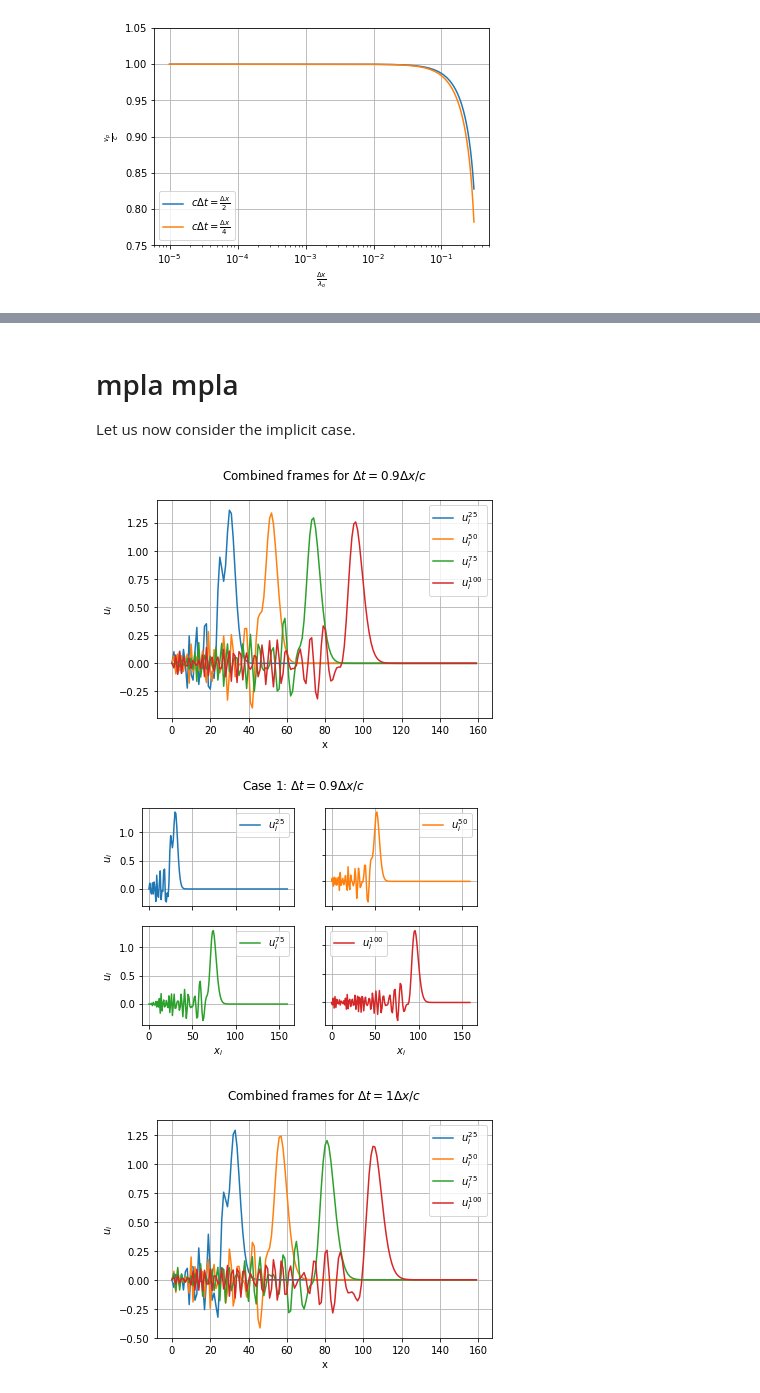
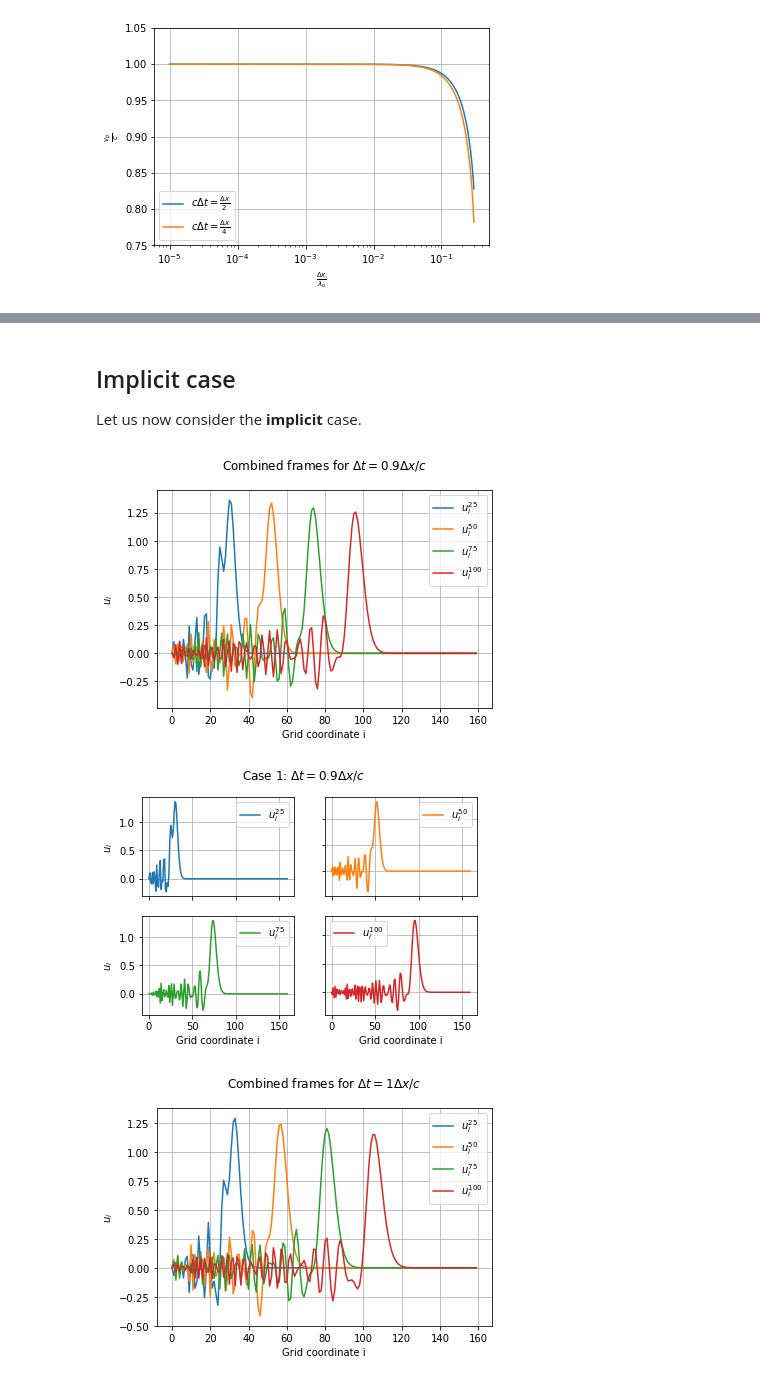
Before and after one commit to aretselis/msc-computational-physics, a Jupyter notebook: Courses/Computational Electromagnetism and Applications (ΥΦΥ203)/Problem Sets/retselis_set1.ipynb, the cells around one changed output, grey strips where cells are left out. Cells and saved outputs as stored; diff of their text form; code cells hidden in the pictures.

```diff
--- a/Courses/Computational Electromagnetism and Applications (ΥΦΥ203)/Problem Sets/retselis_set1.ipynb
+++ b/Courses/Computational Electromagnetism and Applications (ΥΦΥ203)/Problem Sets/retselis_set1.ipynb
@@ -63,6 +81,9 @@ which we can implement as a Python script using the initial and boundary conditi
 # %%
 import numpy as np
 import matplotlib.pyplot as plt
+# Make jupyter export images as .pdf files for higher quality
+from IPython.display import set_matplotlib_formats
+set_matplotlib_formats('png', 'pdf')
 
 def initial_conditions(array):
     # Defines initial conditions for the problem
@@ -88,7 +109,7 @@ def plot_frame(array, id1, id2, id3, id4, case):
     # Extract frames from an array and plots them
     # Note that with this convention we have if we request frame number i the index of the frame is i+2
     plt.ylabel(r'$u_{i}$')
-    plt.xlabel('x')
+    plt.xlabel('Grid coordinate i')
     frame1 = array[id1+2,:]
     frame2 = array[id2+2,:]
     frame3 = array[id3+2,:]
@@ -114,7 +135,7 @@ def plot_frame(array, id1, id2, id3, id4, case):
     axs[1, 1].grid()
     axs[1, 1].legend()
     for ax in axs.flat:
-        ax.set(xlabel=r'$x$', ylabel=r'$u_{i}$')
+        ax.set(xlabel=r'Grid coordinate i', ylabel=r'$u_{i}$')
     for ax in axs.flat:
         ax.label_outer()
 
@@ -122,7 +143,7 @@ size = 120
 c = 1
 
 # Case 1
-dx = 1
+dx = 0.1
 a = 0.9
 dt = a*dx/c
 u = np.zeros((size, size))
@@ -135,7 +156,7 @@ plt.suptitle('Case 1: $\Delta t={}\Delta x/c$\n '.format(a))
 plt.show()
 
 # Case 2
-dx = 1
+dx = 0.1
 a = 1
 dt = a*dx/c
 u = np.zeros((size, size))
@@ -148,7 +169,7 @@ plt.suptitle('Case 2: $\Delta t={}\Delta x/c$\n '.format(a))
 plt.show()
 
 # Case 3
-dx = 1
+dx = 0.1
 a = 1.1
 dt = a*dx/c
 u = np.zeros((size, size))
@@ -169,10 +190,13 @@ plt.show()
 # %% [markdown]
-# mpla mpla
+## Implicit case
 
-Let us now consider the implicit case.
+Let us now consider the **implicit** case.
 # %%
 import numpy as np
 import matplotlib.pyplot as plt
+# Make jupyter export images as .pdf files for higher quality
+from IPython.display import set_matplotlib_formats
+set_matplotlib_formats('png', 'pdf')
 
 def initial_conditions(array):
     # Defines initial conditions for the problem
@@ -296,7 +320,7 @@ def plot_frame(array, id1, id2, id3, id4, case):
     # Extract frames from an array and plots them
     # Note that with this convention we have if we request frame number i the index of the frame is i+2
     plt.ylabel(r'$u_{i}$')
-    plt.xlabel('x')
+    plt.xlabel('Grid coordinate i')
     frame1 = array[id1+2,:]
     frame2 = array[id2+2,:]
     frame3 = array[id3+2,:]
@@ -322,7 +346,7 @@ def plot_frame(array, id1, id2, id3, id4, case):
     axs[1, 1].grid()
     axs[1, 1].legend()
     for ax in axs.flat:
-        ax.set(xlabel=r'$x$', ylabel=r'$u_{i}$')
+        ax.set(xlabel=r'Grid coordinate i', ylabel=r'$u_{i}$')
     for ax in axs.flat:
         ax.label_outer()
 
@@ -331,7 +355,7 @@ c = 1
 beta = 1/4
 
 # Case 1
-dx = 1
+dx = 0.1
 a = 0.9
 dt = a*dx/c
 u = np.zeros((size, size))
@@ -340,35 +364,35 @@ u = implicit_solution(u, dx, dt, c, beta)
 
 # Extract and plot frames for case 1
 plot_frame(u, 25, 50, 75, 100, a)
 plt.suptitle('Case 1: $\Delta t={}\Delta x/c$\n '.format(a))
 plt.show()
 
 # Case 2
-dx = 1
+dx = 0.1
 a = 1
 dt = a*dx/c
 u = np.zeros((size, size))
 u = initial_conditions(u)
 u = implicit_solution(u, dx, dt, c, beta)
 
 # Extract and plot frames for case 2
 plot_frame(u, 25, 50, 75, 100, a)
 plt.suptitle('Case 2: $\Delta t={}\Delta x/c$\n '.format(a))
 plt.show()
 
 # Case 3
-dx = 1
+dx = 0.1
 a = 1.1
 dt = a*dx/c
 u = np.zeros((size, size))
 u = initial_conditions(u)
 u = implicit_solution(u, dx, dt, c, beta)
 
 # Extract and plot frames for case 3
 plot_frame(u, 25, 50, 75, 100, a)
 plt.suptitle('Case 3: $\Delta t={}\Delta x/c$\n '.format(a))
 plt.show()
 # %% [output]
-[figure, old version]
+[figure, new version]
-[figure, old version]
+[figure, new version]
-[figure, old version]
+[figure, new version]
```
Also changed, not shown: parts of 6 cells of this notebook.
